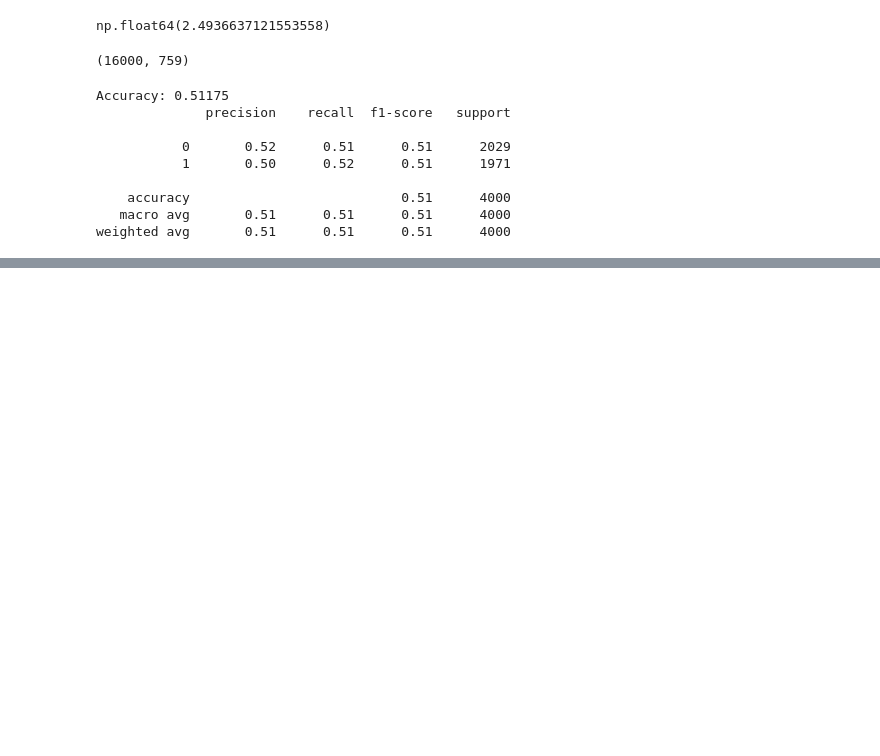
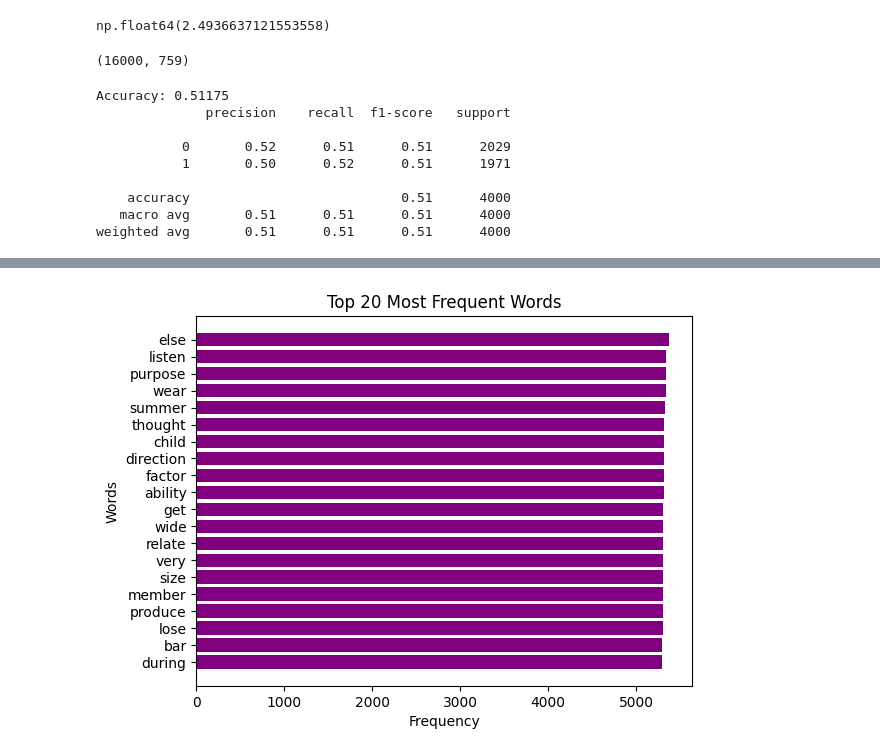
Before and after one commit to Rehman047/Fake-News-Detector-using-Support-Vector-Machine, a Jupyter notebook: Fake_News_Detector.ipynb, the cells around one changed output, grey strips where cells are left out. Saved outputs shown, nothing was run; the diff lists cells and outputs as text; code cells hidden in the pictures; blank space fills up the shorter version.

```diff
--- a/Fake_News_Detector.ipynb
+++ b/Fake_News_Detector.ipynb
@@ -240,0 +286,16 @@ weighted avg       0.51      0.51      0.51      4000
+# %%
+# Cell 6: Top 20 Most Frequent Words
+from collections import Counter
+
+all_words = ' '.join(df['text'].dropna()).lower().split()
+most_common = Counter(all_words).most_common(20)
+if most_common:
+    words, counts = zip(*most_common)
+    plt.barh(words, counts, color='purple')
+    plt.title('Top 20 Most Frequent Words')
+    plt.xlabel('Frequency')
+    plt.ylabel('Words')
+    plt.gca().invert_yaxis()
+    plt.show()
+# %% [output]
+[figure, added]
```
Also changed, not shown: parts of 9 cells of this notebook.
